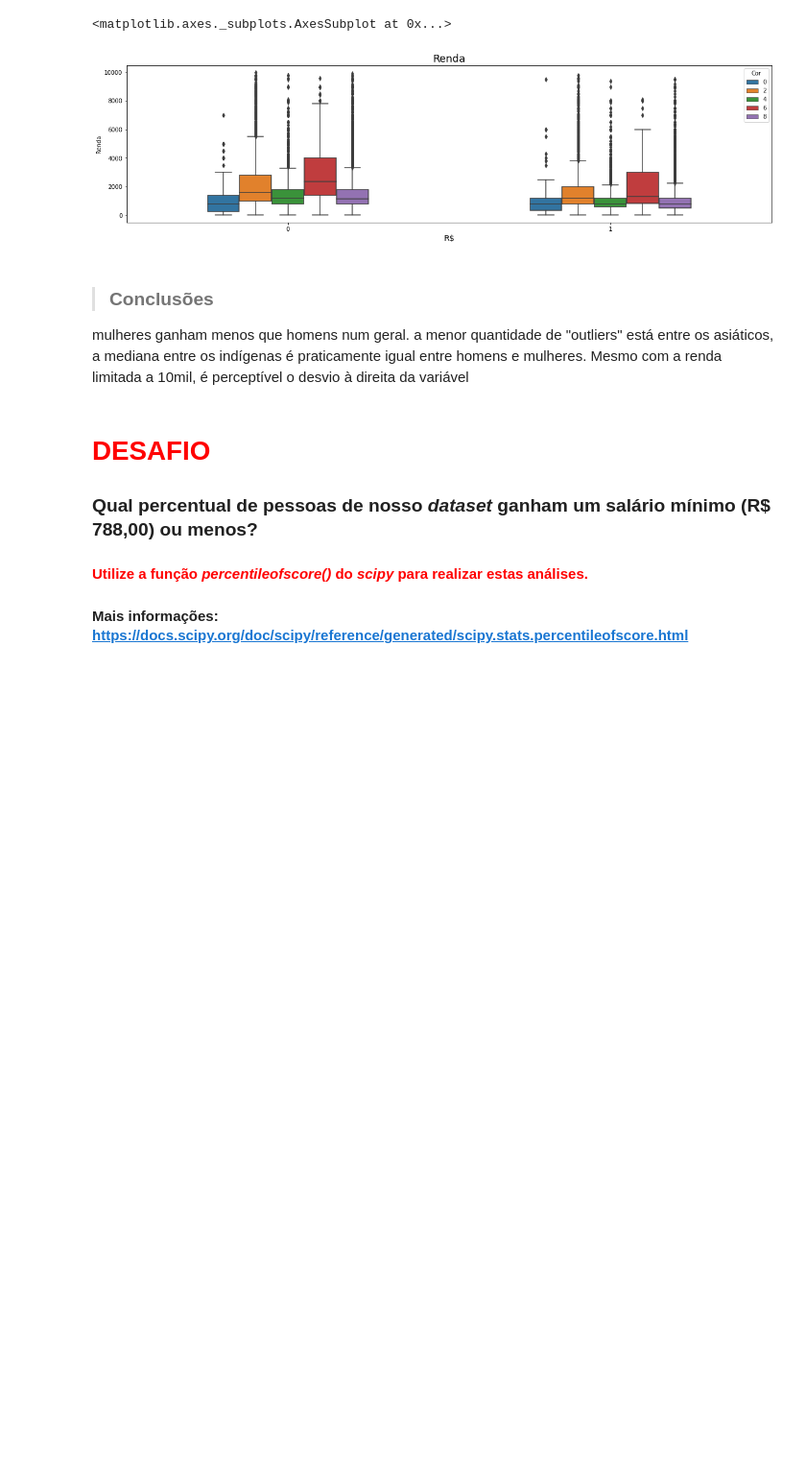
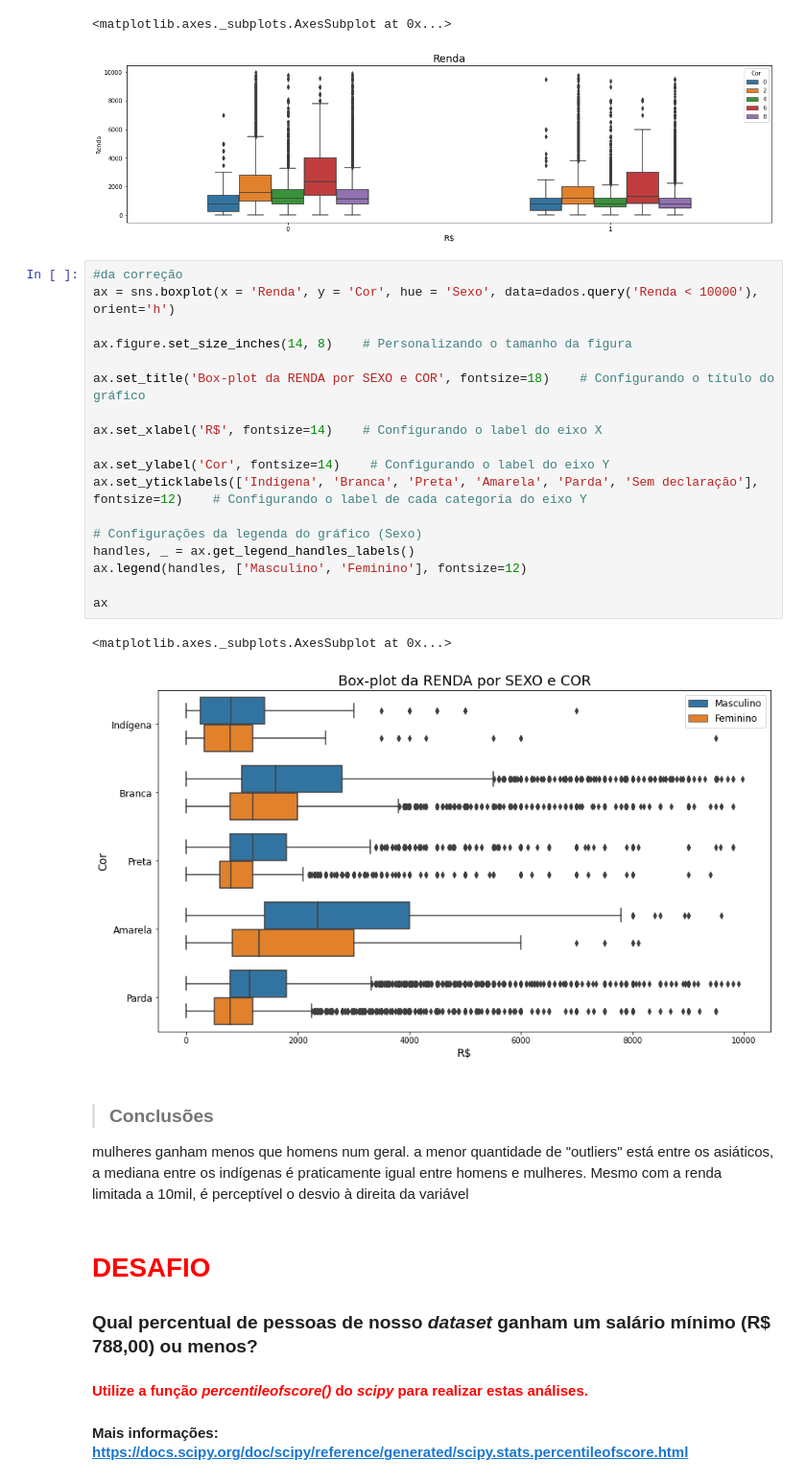
Before and after one commit to ClarisseAlvarenga/data_science_alura_cursos, a Jupyter notebook: Análise_Descritiva_Clarisse.ipynb, the cells around one changed output. Shown: that part at 96% size. Drawn from its saved outputs; the diff is of its cells as text; blank space fills up the shorter version.

```diff
--- a/Análise_Descritiva_Clarisse.ipynb
+++ b/Análise_Descritiva_Clarisse.ipynb
@@ -662,6 +674,27 @@ ax
 # %% [output]
 <matplotlib.axes._subplots.AxesSubplot at 0x...>
 [figure]
+# %%
+#da correção
+ax = sns.boxplot(x = 'Renda', y = 'Cor', hue = 'Sexo', data=dados.query('Renda < 10000'), orient='h')
+
+ax.figure.set_size_inches(14, 8)    # Personalizando o tamanho da figura
+
+ax.set_title('Box-plot da RENDA por SEXO e COR', fontsize=18)    # Configurando o título do gráfico
+
+ax.set_xlabel('R$', fontsize=14)    # Configurando o label do eixo X
+
+ax.set_ylabel('Cor', fontsize=14)    # Configurando o label do eixo Y
+ax.set_yticklabels(['Indígena', 'Branca', 'Preta', 'Amarela', 'Parda', 'Sem declaração'], fontsize=12)    # Configurando o label de cada categoria do eixo Y
+
+# Configurações da legenda do gráfico (Sexo)
+handles, _ = ax.get_legend_handles_labels()
+ax.legend(handles, ['Masculino', 'Feminino'], fontsize=12)
+
+ax
+# %% [output]
+<matplotlib.axes._subplots.AxesSubplot at 0x...>
+[figure, added]
 # %% [markdown]
 > ### Conclusões
 
```
Also changed, not shown: parts of 4 cells of this notebook.
